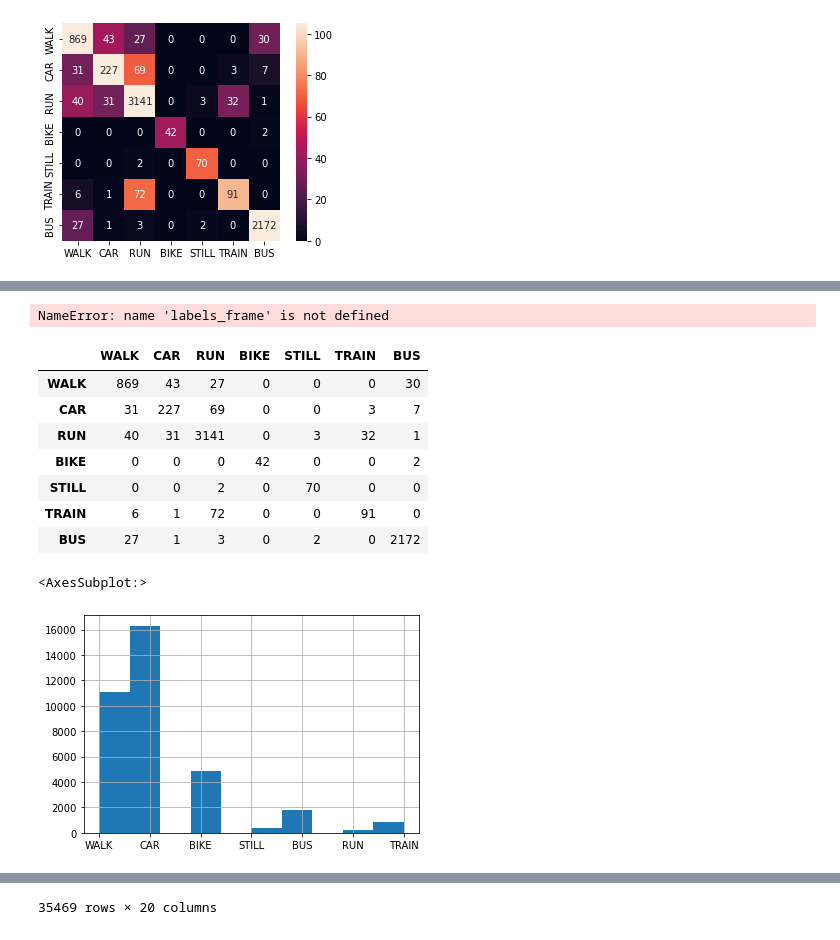
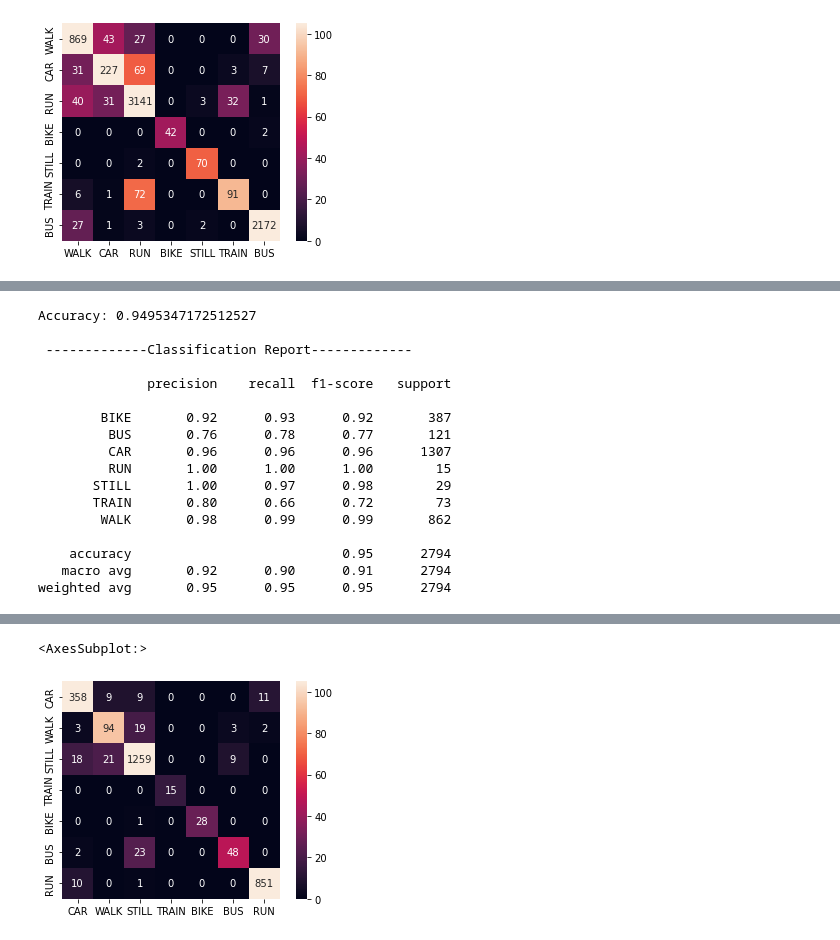
Before and after one commit to AlvarSML/AmbientIntelligence_Coimbra22, a Jupyter notebook: Pipeline_DB.ipynb, the cells around one changed output, grey strips where cells are left out. Drawn from its saved outputs; the diff is of its cells as text; code cells hidden in the pictures.

```diff
--- a/Pipeline_DB.ipynb
+++ b/Pipeline_DB.ipynb
@@ -741,4 +740,4 @@ sns.heatmap(conf_frame,annot=True,norm=Normalize(vmin=0,vmax=105),square=True,fm
 <AxesSubplot:>
 [figure]
 # %%
-y_test["label"].hist()
+big_window =  pd.read_csv("./OutputDataset/Features_w=10_offset=5_1657824059.csv")
@@ -748,22 +744,47 @@ y_test["label"].hist()
 # %%
+X = big_window.loc[:, ~big_window.columns.isin(['label', 'trajectory_id','second_init','second_end'])]
+y = big_window.loc[:, big_window.columns.isin(['label', 'trajectory_id'])]
+X_train, X_test, y_train, y_test = train_test_split(X, y,test_size=0.4)
-# %% [output]
-NameError: name 'labels_frame' is not defined
+# %%
+# standardization
+scaler = StandardScaler()
+scaler.fit(X)
+X_train_data_lr = scaler.transform(X_train)
+X_test_data_lr = scaler.transform(X_test)
 # %%
-conf_frame
+# logistic regression model
+lr = LogisticRegression(random_state = 28,solver="saga",max_iter=10000)
+lr.fit(X_train_data_lr, y_train['label'])
+y_pred = lr.predict(X_test_data_lr)
+print("Accuracy:", accuracy_score(y_test['label'], y_pred))
+print("\n -------------Classification Report-------------\n")
+print(classification_report(y_test['label'], y_pred))
 # %% [output]
-|  | WALK | CAR | RUN | BIKE | STILL | TRAIN | BUS |
-| WALK | 869 | 43 | 27 | 0 | 0 | 0 | 30 |
-| CAR | 31 | 227 | 69 | 0 | 0 | 3 | 7 |
-| RUN | 40 | 31 | 3141 | 0 | 3 | 32 | 1 |
-| BIKE | 0 | 0 | 0 | 42 | 0 | 0 | 2 |
-| STILL | 0 | 0 | 2 | 0 | 70 | 0 | 0 |
-| TRAIN | 6 | 1 | 72 | 0 | 0 | 91 | 0 |
-| BUS | 27 | 1 | 3 | 0 | 2 | 0 | 2172 |
+Accuracy: 0.9495347172512527
+
+ -------------Classification Report-------------
+
+              precision    recall  f1-score   support
+
+        BIKE       0.92      0.93      0.92       387
+         BUS       0.76      0.78      0.77       121
+         CAR       0.96      0.96      0.96      1307
+         RUN       1.00      1.00      1.00        15
+       STILL       1.00      0.97      0.98        29
+       TRAIN       0.80      0.66      0.72        73
+        WALK       0.98      0.99      0.99       862
+
+    accuracy                           0.95      2794
+   macro avg       0.92      0.90      0.91      2794
+weighted avg       0.95      0.95      0.95      2794
-# %%
-df.tag.hist()
-# %% [output]
-<AxesSubplot:>
-[figure, removed]
 # %%
-df
+from matplotlib.colors import LogNorm, Normalize
+from matplotlib.ticker import MaxNLocator
+
+conf = confusion_matrix(y_test['label'], y_pred)
+labels = y_test['label'].unique()
+conf_frame = pd.DataFrame(conf,columns=labels)
+conf_frame.index = labels
+
+sns.heatmap(conf_frame,annot=True,norm=Normalize(vmin=0,vmax=105),square=True,fmt=".0f")
 # %% [output]
@@ -782 +791,2 @@ df
-35469 rows × 20 columns
+<AxesSubplot:>
+[figure, added]
```
Also changed, not shown: parts of 11 cells of this notebook, 1 other file.
